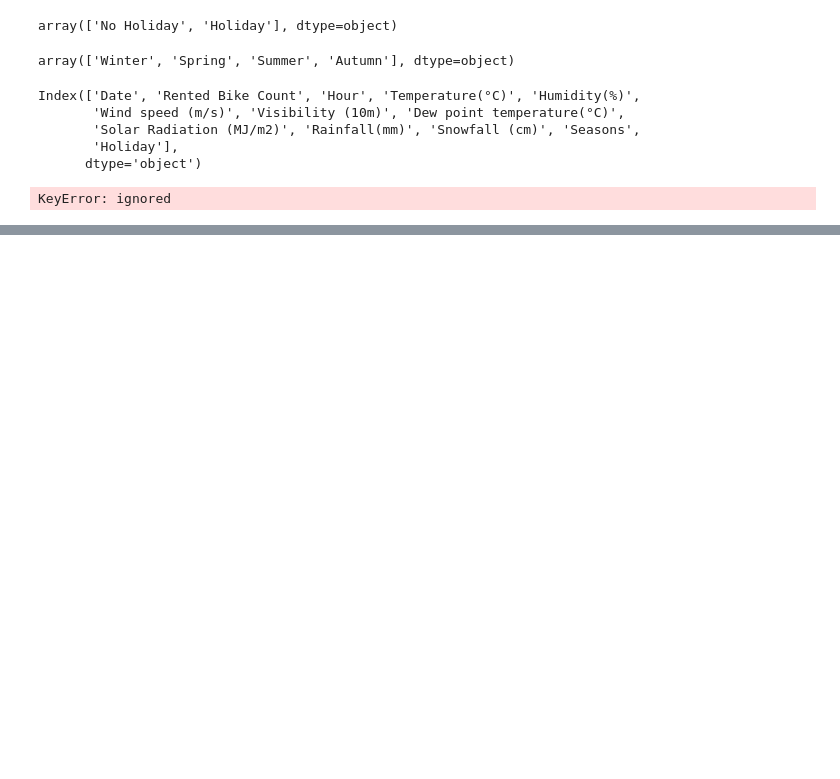
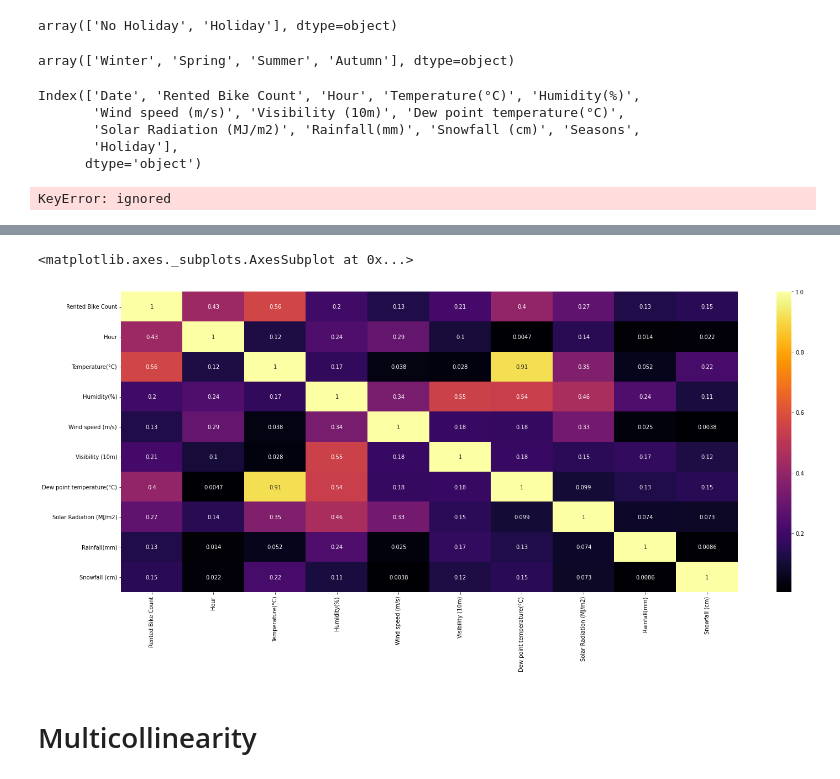
Before and after one commit to CodeWithSridhar/Seoul-Bike-Sharing-Demand-Prediction, a Jupyter notebook: Bike_Sharing_Demand_Prediction_Capstone_Project.ipynb, the cells around one changed output, grey strips where cells are left out. Cells and saved outputs as stored; diff of their text form; code cells hidden in the pictures; blank space fills up the shorter version.

```diff
--- a/Bike_Sharing_Demand_Prediction_Capstone_Project.ipynb
+++ b/Bike_Sharing_Demand_Prediction_Capstone_Project.ipynb
@@ -260,0 +269,10 @@ data
+# %%
+def Holiday_label(row):
+  if str(row) == 'Holiday':
+    return 1
+  else :
+    return 0
+# %%
+data['Holiday']=data.apply(lambda row : Holiday_label(row['Holiday']),axis=1)
+
+data['Holiday'].value_counts()
@@ -283,0 +372,8 @@ KeyError: ignored
+# %%
+plt.figure(figsize=(25,10))
+sns.heatmap(data.corr().abs(),annot=True,cmap='inferno')
+# %% [output]
+<matplotlib.axes._subplots.AxesSubplot at 0x...>
+[figure, added]
+# %% [markdown]
+# Multicollinearity
```
Also changed, not shown: parts of 20 cells of this notebook.
